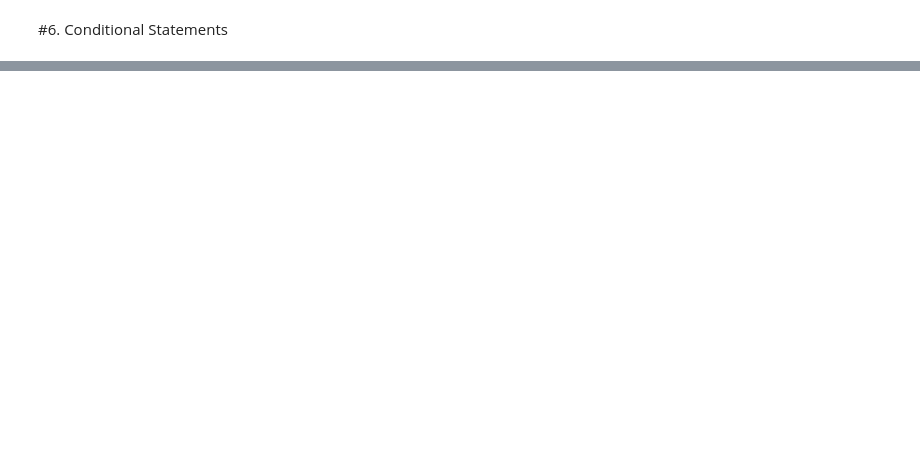
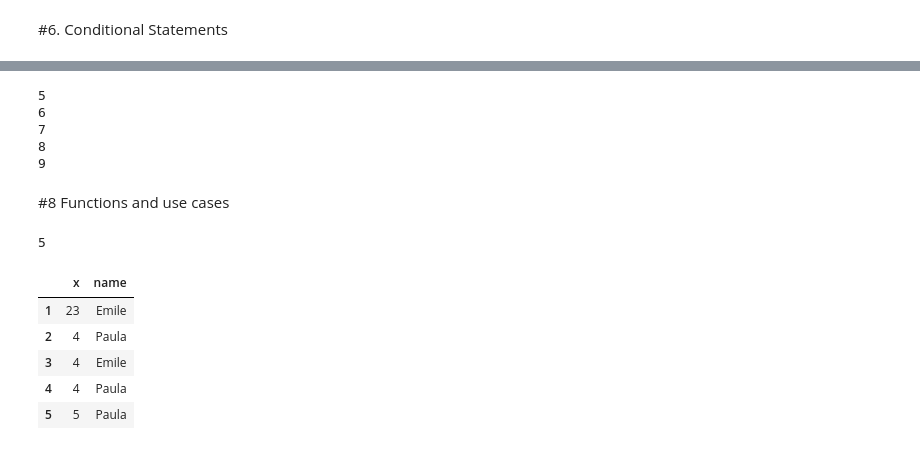
Before and after one commit to Emile-Forbes/Python_Lessons, a Jupyter notebook: Module_1_Introduction_to_Python_Programming_(Beginner).ipynb, the cells around one changed output, grey strips where cells are left out. Drawn from its saved outputs; the diff is of its cells as text; code cells hidden in the pictures; blank space fills up the shorter version.

```diff
--- a/Module_1_Introduction_to_Python_Programming_(Beginner).ipynb
+++ b/Module_1_Introduction_to_Python_Programming_(Beginner).ipynb
@@ -1038,0 +1254,50 @@ print(x)  # 4.0
+# %%
+#while loop
+x= 5
+while x<10:
+ print(x)
+ x +=1
+# %% [output]
+5
+6
+7
+8
+9
+# %% [markdown]
+<a name="8"></a>
+#8 Functions and use cases
+# %%
+#basic function
+def add(a, b):
+  return a + b
+
+print(add(2,3))
+# %% [output]
+5
+# %%
+"""Use cases"""
+import pandas as pd
+import numpy as np
+
+
+
+#1 cleaning dataset
+def clean_dataframe(df: pd.DataFrame) -> pd.DataFrame:
+    df.dropna()
+    for col in df.select_dtypes(include=['object']).columns:
+        df[col] = df[col].str.strip()
+    return df
+
+"""
+1- pd.DataFrame is a type hint, indicating that df should be a Pandas DataFrame object.
+2- -> pd.DataFrame This is the return type hint, indicating that the function will return a Pandas DataFrame as well
+3 - df.select_dtypes(include=['object']) This selects only the columns in df whose data type is 'object'.
+"""
+df.tail()
+# %% [output]
+|  | x | name |
+| 1 | 23 | Emile |
+| 2 | 4 | Paula |
+| 3 | 4 | Emile |
+| 4 | 4 | Paula |
+| 5 | 5 | Paula |
```
Also changed, not shown: parts of 46 cells of this notebook.
